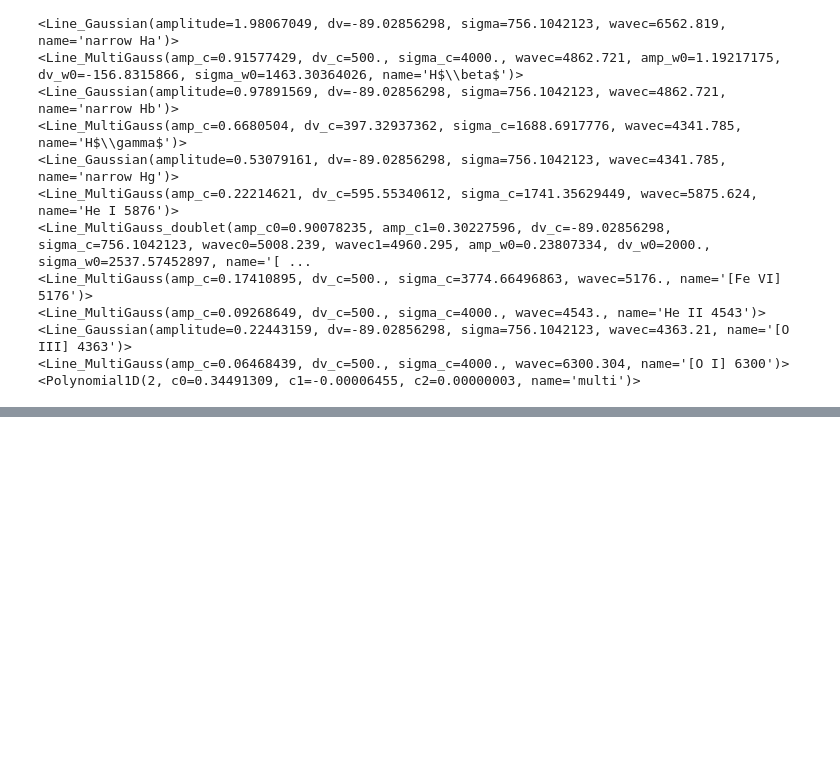
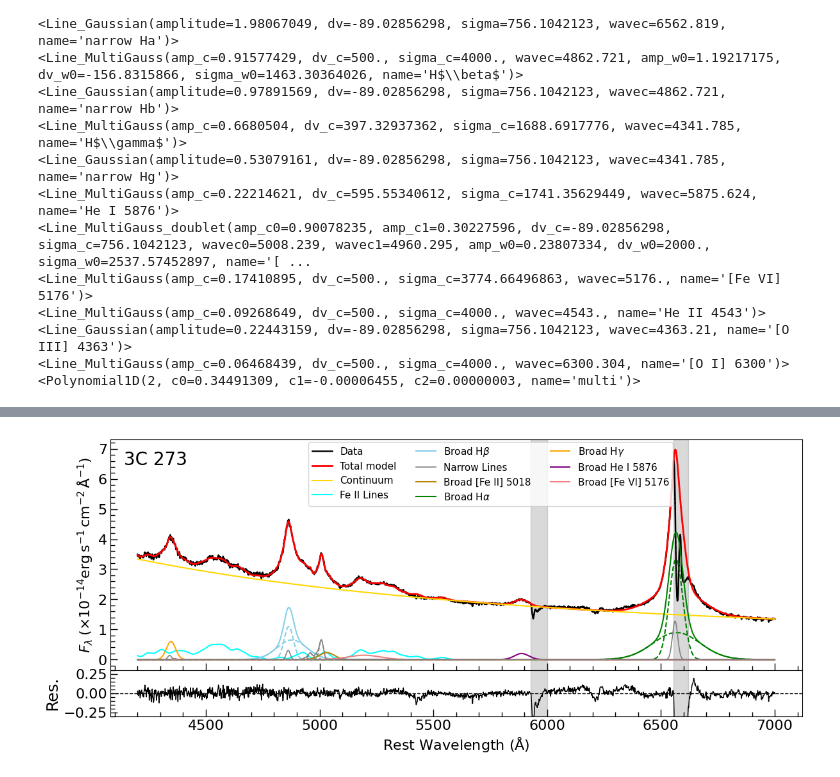
Before and after one commit to CaptainPKU/Spactrum, a Jupyter notebook: Fittng_lastversion/3c273#1/3c273.ipynb, the cells around one changed output, grey strips where cells are left out. Saved outputs shown, nothing was run; the diff lists cells and outputs as text; code cells hidden in the pictures; blank space fills up the shorter version.

```diff
--- a/Fittng_lastversion/3c273#1/3c273.ipynb
+++ b/Fittng_lastversion/3c273#1/3c273.ipynb
@@ -193,0 +327,89 @@ for m in m_fit:
+# %%
+import matplotlib.pyplot as plt
+from sagan.plot import plot_fit
+ax, axr = plot_fit(wave_use, flux_use, m_fit)#weight=weights
+fig = plt.gcf()
+fig.set_size_inches(10*1.2, 4*1.2)  # 例如，宽度为10*1.2，高度为4*1.2
+ax.set_ylabel(r'$F_\lambda\:(\times 10^{-14}\mathrm{erg\,s^{-1}\,cm^{-2}\,\AA^{-1}})$', fontsize=16)
+ax.set_xlim(4200, 7000)
+axr.set_xlim(4080, 7120)
+axr.set_xlabel(r'Rest Wavelength ($\mathrm{\AA}$)', fontsize=16)
+axr.set_ylabel(r'Res.', fontsize=18)
+axr.set_ylim(-0.3,0.3)
+axr.axhline(0, color='black', linestyle='--', linewidth=1.0)
+legend_kwargs = {'loc': 'center', 'bbox_to_anchor': (0.55, 0.85), 'ncol': 3, 'fontsize': 11}#-------修改legend位置
+###data和totl model宽度设为1.8，窄线宽度设为1.2，主要宽线和连续谱设为1.5
+for line in ax.get_lines():# 修改 Data 线的粗细
+    if line.get_label() == 'Data' or line.get_label() == 'Total Model':
+        line.set_linewidth(1.8)
+    if line.get_label() == 'Total model':
+        line.set_color('red')  # 设置 Total Model 线的颜色为鲜红色
+    #设置几个主要宽线Ha,Hb,Hg,HeI5876,HeII4686的粗细
+    if line.get_label() == r'H$\alpha$' or line.get_label() == r'H$\beta$' or line.get_label() == r'H$\gamma$' or line.get_label() == 'He I 5876' or line.get_label() == 'He II 4686':
+        line.set_linewidth(1.5)
+ax.legend(**legend_kwargs)
+
+for line in ax.get_lines():#设置power law的颜色为深黄色,宽度为1.5和名字为'Continuum'
+    if line.get_label() == 'Power Law':
+        line.set_linewidth(1.5)
+        line.set_label('Continuum')
+        line.set_color('gold')
+for line in ax.get_lines():#设置Fe II的颜色为青
+    if line.get_label() == 'Fe II':
+        line.set_label('Fe II Lines')
+        line.set_linewidth(1.5)
+        line.set_color('cyan')
+
+for line in ax.get_lines():
+    if line.get_label() == r'H$\alpha$':#设置Halpha宽线的颜色为深绿色
+        line.set_color('green')
+        line.set_label('Broad H$\\alpha$')
+    if line.get_label() == r'H$\beta$':#设置Hbeta宽线的颜色为浅蓝色
+        line.set_color('skyblue')
+        line.set_label('Broad H$\\beta$')
+    if line.get_label() == r'H$\gamma$':#设置Hgamma宽线的颜色为深橙色
+        line.set_color('orange')
+        line.set_label('Broad H$\\gamma$')
+    if line.get_label() == 'He I 5876':#设置HeI5876宽线的颜色为紫色
+        line.set_color('purple')
+        line.set_label('Broad He I 5876')
+    if line.get_label() == 'He II 4686':#设置HeII4686宽线的颜色为深粉色
+        line.set_color('magenta')
+        line.set_label('Broad He II 4686')
+
+#另外的宽线成分，记得具体调整
+other_broad_lines_labels=['[Fe VI] 5176','[Fe II] 5018']
+colors = ['darkgoldenrod','lightcoral', 'steelblue', 'peachpuff', 'mistyrose']
+i_color_index=-1
+for line in ax.get_lines():
+    if line.get_label() in other_broad_lines_labels:
+        i_color_index+=1
+        line.set_linewidth(1.5)
+        line.set_color(colors[i_color_index])
+        line.set_label('Broad ' +line.get_label())
+
+# 设置窄线的颜色为灰色，并合并为一类图例 "Narrow Lines"，记得具体调整窄线成分
+narrow_lines_labels = ['narrow Ha', 'narrow Hb', 'narrow Hg', '[O III] 4363','[O III]']
+for line in ax.get_lines():
+    if line.get_label() in narrow_lines_labels:
+        line.set_color('gray')
+        line.set_label('Narrow Lines')
+        line.set_linewidth(1.2)
+# 移除重复的 "Narrow Lines" 图例
+handles, labels = ax.get_legend_handles_labels()
+unique_labels = dict(zip(labels, handles))
+ax.legend(unique_labels.values(), unique_labels.keys(), **legend_kwargs)
+
+# 填充 weights=0 的区域
+zero_weight_regions = np.where(weights == 0)[0]
+if len(zero_weight_regions) > 0:
+    for region in np.split(zero_weight_regions, np.where(np.diff(zero_weight_regions) != 1)[0] + 1):
+        ax.axvspan(wave_use[region[0]], wave_use[region[-1]], color='black', alpha=0.15)
+        axr.axvspan(wave_use[region[0]], wave_use[region[-1]], color='black', alpha=0.15)
+
+# 在图的左上角标记 '3C273'
+ax.text(0.02, 0.95, '3C 273', transform=ax.transAxes, fontsize=20, verticalalignment='top')
+
+plt.show()
+# %% [output]
+[figure, added]
```
Also changed, not shown: parts of 4 cells of this notebook.
